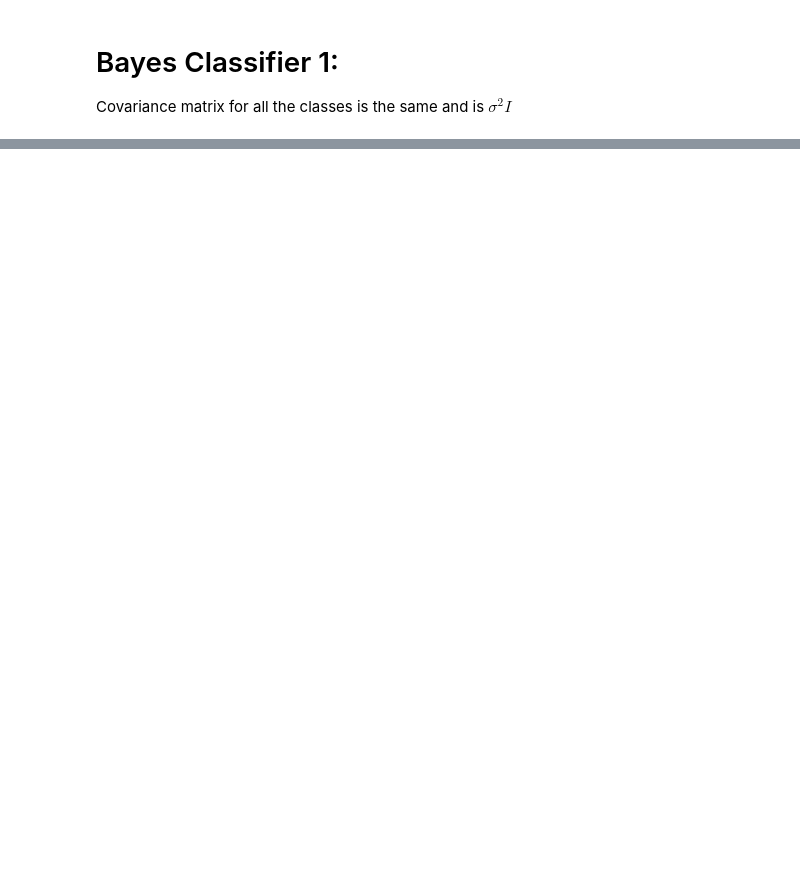
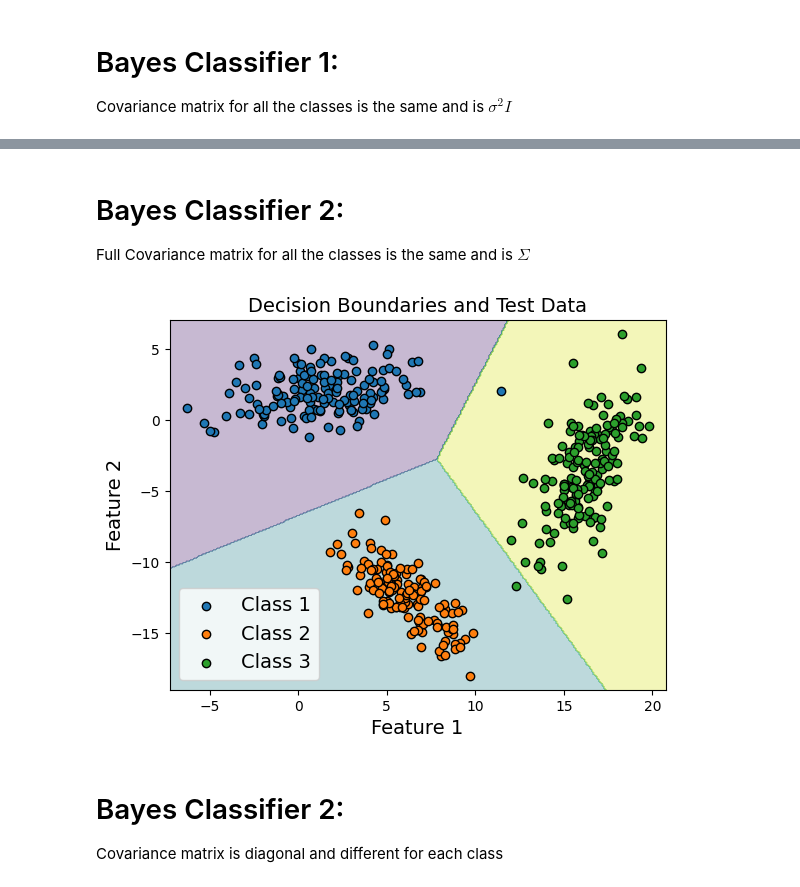
Before and after one commit to SiddharthYadav-v/CS669_Pattern_Recognition, a Jupyter notebook: assignment 1/code.ipynb, the cells around one changed output, grey strips where cells are left out. Saved outputs shown, nothing was run; the diff lists cells and outputs as text; code cells hidden in the pictures; blank space fills up the shorter version.

Commit message:
added Bayes Classifier 2

```diff
--- a/assignment 1/code.ipynb
+++ b/assignment 1/code.ipynb
@@ -197,0 +205,9 @@ array([[159.,   0.,   0.],
+# %%
+precisions = []
+recalls = []
+f_scores = []
+
+for i in range(1, 4):
+    precisions.append(precision(y_pred, np.array(y_test), i))
+    recalls.append(recall(y_pred, np.array(y_test), i))
+    f_scores.append(f_score(y_pred, np.array(y_test), i))
@@ -201,0 +233,3 @@ plot_boundaries(bc1, X_test, y_test)
+# %% [markdown]
+# Bayes Classifier 2:
+Full Covariance matrix for all the classes is the same and is $\Sigma$
@@ -201,0 +279,10 @@ plot_boundaries(bc1, X_test, y_test)
+# %%
+bc2 = BayesClassifier2()
+bc2.fit(X_train, y_train)
+# %%
+plot_boundaries(bc2, X_test, y_test)
+# %% [output]
+[figure, added]
+# %% [markdown]
+# Bayes Classifier 2:
+Covariance matrix is diagonal and different for each class
```
Also changed, not shown: parts of 18 cells of this notebook, 1 other file.
